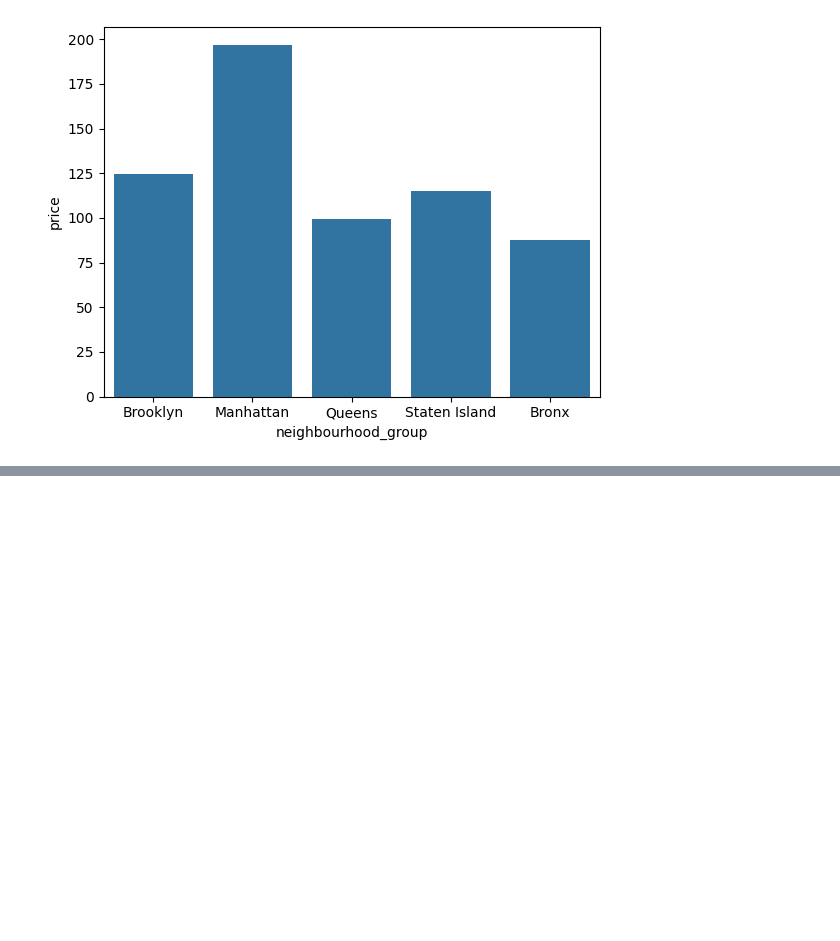
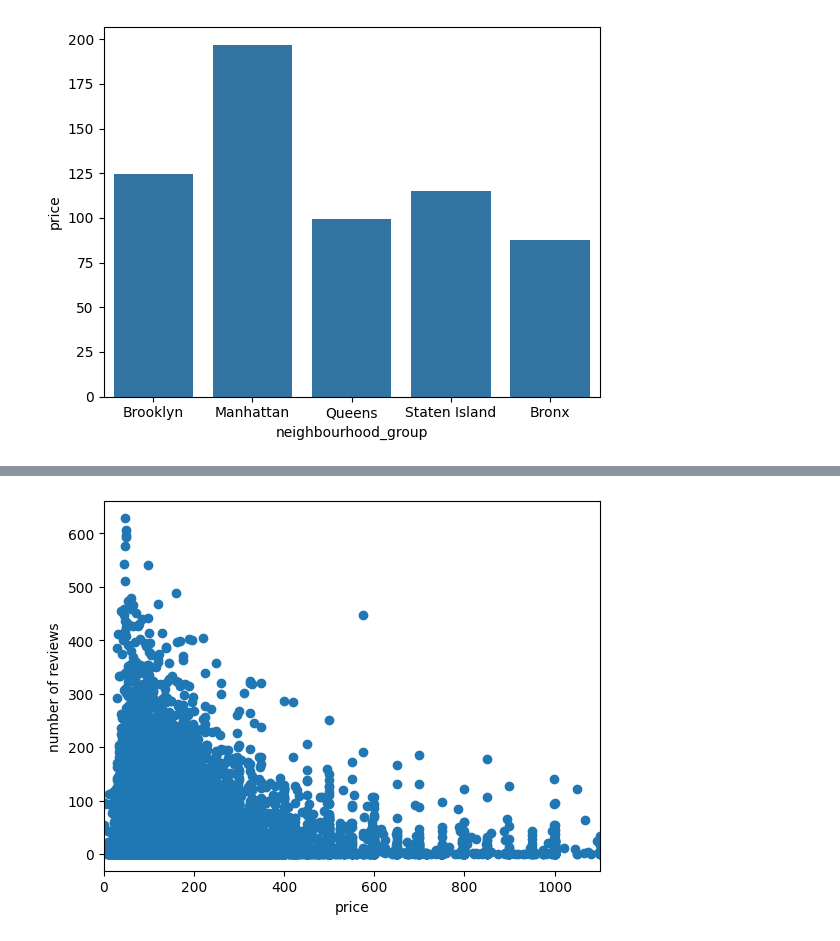
Before and after one commit to saulzmtz/ds, a Jupyter notebook: vis_airbnb_pythonPractice.ipynb, the cells around one changed output, grey strips where cells are left out. Saved outputs shown, nothing was run; the diff lists cells and outputs as text; code cells hidden in the pictures; blank space fills up the shorter version.

```diff
--- a/vis_airbnb_pythonPractice.ipynb
+++ b/vis_airbnb_pythonPractice.ipynb
@@ -50,0 +74,8 @@ plt.show()
+# %%
+plt.scatter(x = listings['price'], y = listings['number_of_reviews'])
+plt.xlabel('price')
+plt.ylabel('number of reviews')
+plt.xlim(0, 1100)
+plt.show()
+# %% [output]
+[figure, added]
```
Also changed, not shown: parts of 6 cells of this notebook.
